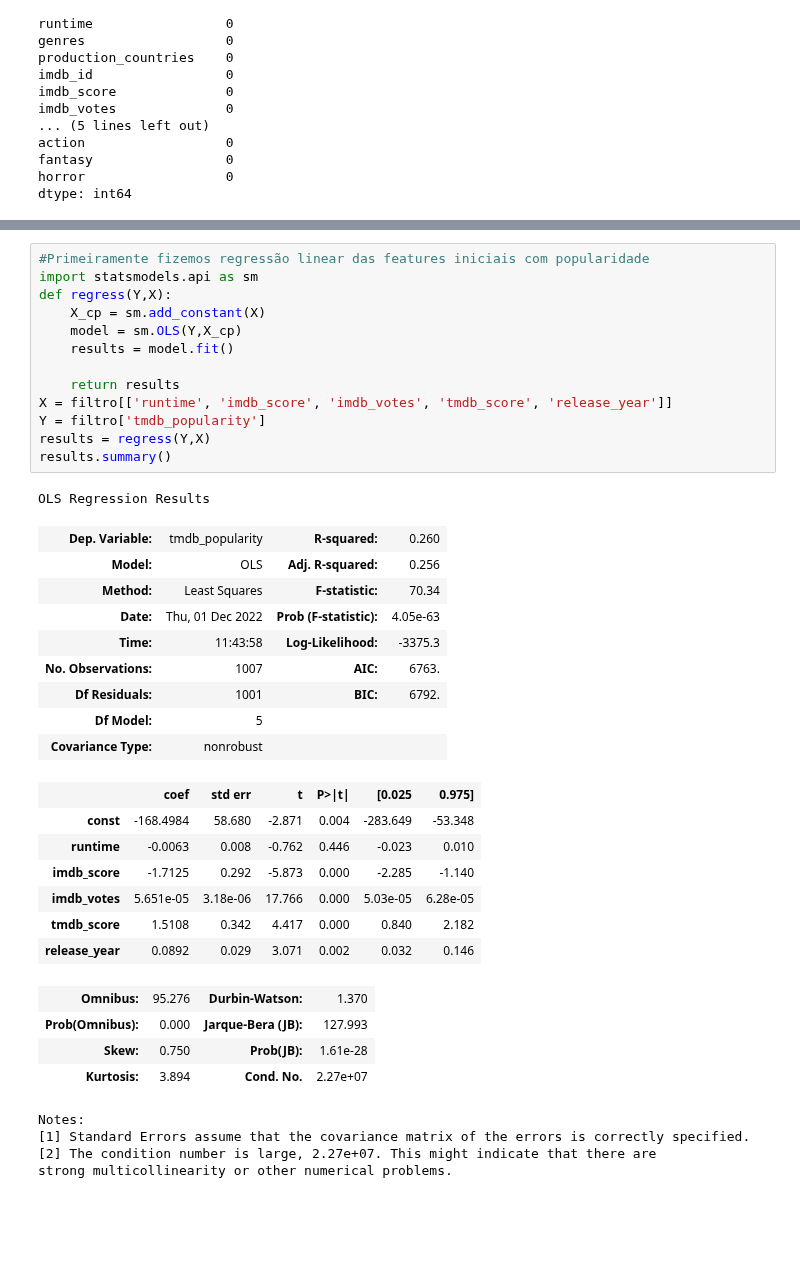
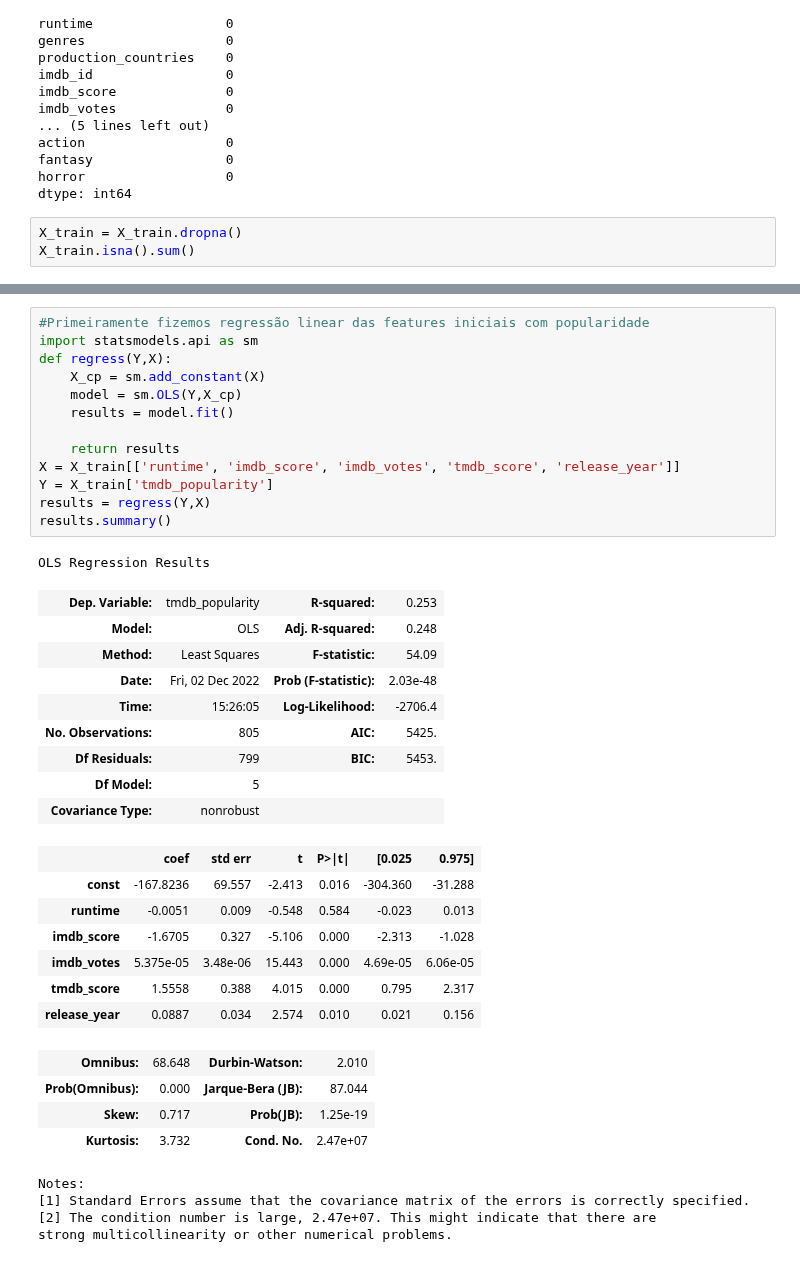
Before and after one commit to insper-classroom/22-2c-cd-p2-grupo_mace_girls, a Jupyter notebook: dados/relatorio.ipynb, the cells around one changed output, grey strips where cells are left out. Saved outputs shown, nothing was run; the diff lists cells and outputs as text; blank space fills up the shorter version.

```diff
--- a/dados/relatorio.ipynb
+++ b/dados/relatorio.ipynb
@@ -366,3 +360,6 @@ action                  0
 fantasy                 0
 horror                  0
 dtype: int64
+# %%
+X_train = X_train.dropna()
+X_train.isna().sum()
@@ -369,40 +384,40 @@ dtype: int64
 # %%
 #Primeiramente fizemos regressão linear das features iniciais com popularidade
 import statsmodels.api as sm
 def regress(Y,X):
     X_cp = sm.add_constant(X)
     model = sm.OLS(Y,X_cp)
     results = model.fit()
 
     return results
-X = filtro[['runtime', 'imdb_score', 'imdb_votes', 'tmdb_score', 'release_year']]
-Y = filtro['tmdb_popularity']
+X = X_train[['runtime', 'imdb_score', 'imdb_votes', 'tmdb_score', 'release_year']]
+Y = X_train['tmdb_popularity']
 results = regress(Y,X)
 results.summary()
 # %% [output]
 OLS Regression Results
-| Dep. Variable: | tmdb_popularity | R-squared: | 0.260 |
-| Model: | OLS | Adj. R-squared: | 0.256 |
-| Method: | Least Squares | F-statistic: | 70.34 |
-| Date: | Thu, 01 Dec 2022 | Prob (F-statistic): | 4.05e-63 |
-| Time: | 11:43:58 | Log-Likelihood: | -3375.3 |
-| No. Observations: | 1007 | AIC: | 6763. |
-| Df Residuals: | 1001 | BIC: | 6792. |
+| Dep. Variable: | tmdb_popularity | R-squared: | 0.253 |
+| Model: | OLS | Adj. R-squared: | 0.248 |
+| Method: | Least Squares | F-statistic: | 54.09 |
+| Date: | Fri, 02 Dec 2022 | Prob (F-statistic): | 2.03e-48 |
+| Time: | 15:26:05 | Log-Likelihood: | -2706.4 |
+| No. Observations: | 805 | AIC: | 5425. |
+| Df Residuals: | 799 | BIC: | 5453. |
 | Df Model: | 5 |  |  |
 | Covariance Type: | nonrobust |  |  |
 |  | coef | std err | t | P>|t| | [0.025 | 0.975] |
-| const | -168.4984 | 58.680 | -2.871 | 0.004 | -283.649 | -53.348 |
-| runtime | -0.0063 | 0.008 | -0.762 | 0.446 | -0.023 | 0.010 |
-| imdb_score | -1.7125 | 0.292 | -5.873 | 0.000 | -2.285 | -1.140 |
-| imdb_votes | 5.651e-05 | 3.18e-06 | 17.766 | 0.000 | 5.03e-05 | 6.28e-05 |
-| tmdb_score | 1.5108 | 0.342 | 4.417 | 0.000 | 0.840 | 2.182 |
-| release_year | 0.0892 | 0.029 | 3.071 | 0.002 | 0.032 | 0.146 |
+| const | -167.8236 | 69.557 | -2.413 | 0.016 | -304.360 | -31.288 |
+| runtime | -0.0051 | 0.009 | -0.548 | 0.584 | -0.023 | 0.013 |
+| imdb_score | -1.6705 | 0.327 | -5.106 | 0.000 | -2.313 | -1.028 |
+| imdb_votes | 5.375e-05 | 3.48e-06 | 15.443 | 0.000 | 4.69e-05 | 6.06e-05 |
+| tmdb_score | 1.5558 | 0.388 | 4.015 | 0.000 | 0.795 | 2.317 |
+| release_year | 0.0887 | 0.034 | 2.574 | 0.010 | 0.021 | 0.156 |
-| Omnibus: | 95.276 | Durbin-Watson: | 1.370 |
-| Prob(Omnibus): | 0.000 | Jarque-Bera (JB): | 127.993 |
-| Skew: | 0.750 | Prob(JB): | 1.61e-28 |
-| Kurtosis: | 3.894 | Cond. No. | 2.27e+07 |
+| Omnibus: | 68.648 | Durbin-Watson: | 2.010 |
+| Prob(Omnibus): | 0.000 | Jarque-Bera (JB): | 87.044 |
+| Skew: | 0.717 | Prob(JB): | 1.25e-19 |
+| Kurtosis: | 3.732 | Cond. No. | 2.47e+07 |
 Notes:
 [1] Standard Errors assume that the covariance matrix of the errors is correctly specified.
-[2] The condition number is large, 2.27e+07. This might indicate that there are
+[2] The condition number is large, 2.47e+07. This might indicate that there are
 strong multicollinearity or other numerical problems.
 # %%
```
Also changed, not shown: parts of 11 cells of this notebook.
